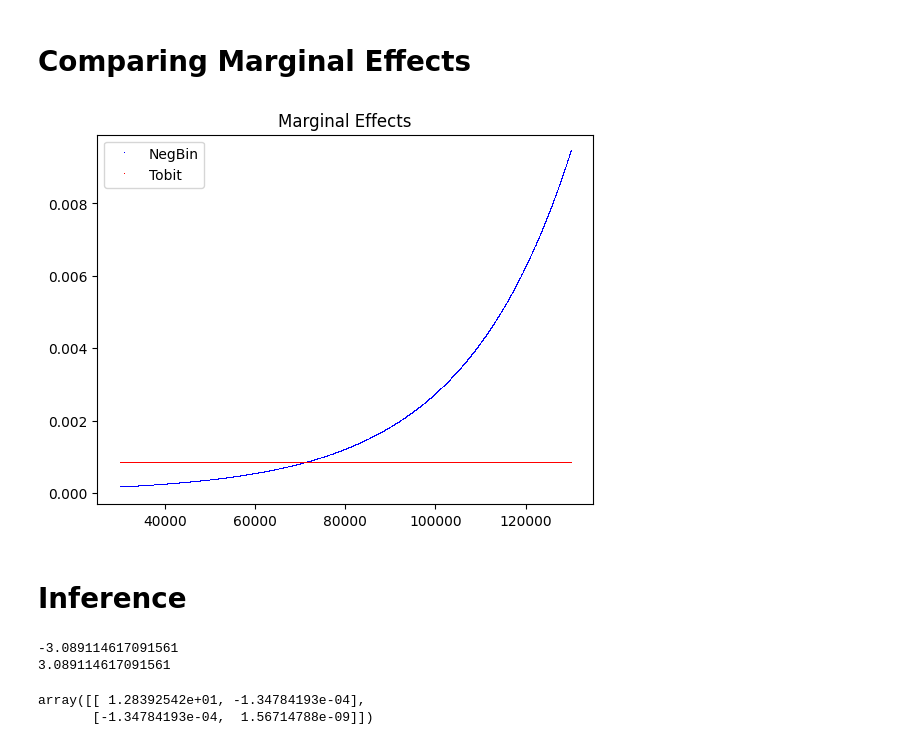
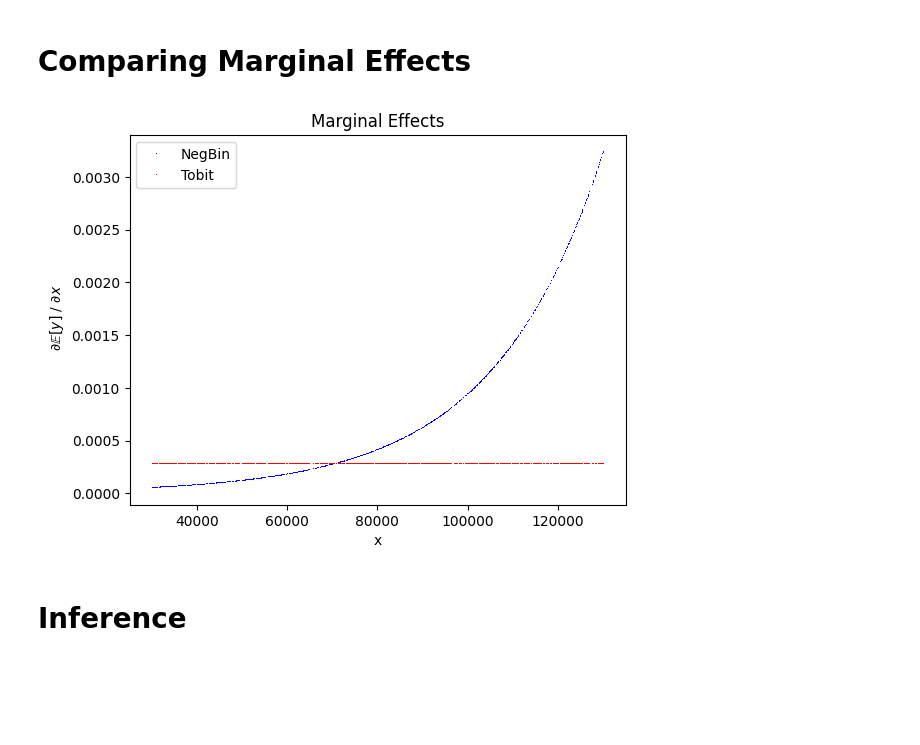
Before and after one commit to mraystaf/Econ588Project, a Jupyter notebook: NegativeBinomial_Likelihood.ipynb, the cells around one changed output. Drawn from its saved outputs; the diff is of its cells as text; code cells hidden in the pictures; blank space fills up the shorter version.

```diff
--- a/NegativeBinomial_Likelihood.ipynb
+++ b/NegativeBinomial_Likelihood.ipynb
@@ -34,7 +38,10 @@ True beta value: [[ 0.e+00 -4.e-05]]
 x = data["Desired Starting Salary ($)"]
 y = data["Rejected Job Applications"]
 T = y.copy()
-T[data['Censored'] == 0] = y + 1 # If there is no censoring, all that matters is T > y
+T[data['Censored'] == 0] = y + 1 #  If there is no censoring, all that matters is T > y
+x = x.to_numpy()
+y = y.to_numpy()
+T = T.to_numpy()
 # %% [markdown]
 # Maximum Likelihood Estimation
 # %%
@@ -58,9 +70,9 @@ def nbinom_likelihood(b, x, y, T):
 # %%
 warnings.simplefilter('ignore')
 bounds = ((-1, 1),(-1, 1))
-# This minimizer works a lot better, but it's really sensitive to initial conditions. Also, b0 can be a bit off
+# This minimizer works a lot better, but it's really sensitive to initial conditions.
 
-sol = opt.differential_evolution(nbinom_likelihood, x0=np.array([0, -0.005]), bounds=bounds, args=(x, y, T)) # maxiter=int(1e12)
+sol = opt.differential_evolution(nbinom_likelihood, x0=np.array([0, -0.005]), bounds=bounds) # maxiter=int(1e12)
 print(sol)
 beta_negbin = sol.x
 beta_negbin
@@ -99,13 +105,17 @@ plt.show()
 # %% [markdown]
 ## Marginal Effects: Tobit Model
 # %%
-def tobit_likelihood(b, x, y, T):
+def tobit_likelihood(b):
     """x, y, T are numpy arrays or pandas series of length n"""
 
     xb = b[1] + b[2]*x
 
     censored_point = (y == T).astype(int)
-    Q = ((1-censored_point) * (np.log((1/b[0]) * norm.pdf((y - xb) / b[0])))).fillna(0) +  (censored_point * np.log(1 - norm.cdf((y - xb) / b[0]))).fillna(0) # nan's are filled with zeros, because it likely means that point isn't censored.
+    first_part = (1-censored_point) * (np.log((1/b[0]) * norm.pdf((y - xb) / b[0])))
+    second_part = censored_point * np.log(1 - norm.cdf((y - xb) / b[0]))
+
+    Q = anp.where(anp.isnan(first_part), 0, first_part) +  anp.where(anp.isnan(second_part), 0, second_part)
+    # nan's are filled with zeros, because it likely means that point isn't censored.
 
     out = -1*np.mean(Q)
     if np.isinf(out):
@@ -118,18 +124,15 @@ tobit_likelihood(b=np.array([100, 0.5, 1e-5]), x=x, y=y, T=T)
 # %%
 warnings.simplefilter('ignore')
-bounds = ((0, 500),(-1, 1), (-1,1)) # TODO: What should these bounds even be?
-# This minimizer works a lot better, but it's really sensitive to initial conditions. Also, b0 can be a bit off
+bounds = ((0, 500),(-1, 1), (-1,1))
 
 # b0 is std_dev, b1 is beta0, b2 is beta1
 
-sol = opt.differential_evolution(tobit_likelihood, x0=np.array([100, 0.5, 0.5]), bounds=bounds, args=(x, y, T), maxiter=int(1e12))
+sol = opt.differential_evolution(tobit_likelihood, x0=np.array([100, 0.5, 0.5]), bounds=bounds)
 print(sol)
 beta_tobit = sol.x
-beta_tobit
-# In this case the marginal effect is just b[2]?
+# In this case the marginal effect is just b[2]
 
-me_tobit = pd.DataFrame(np.ones_like(x)) * beta_tobit[2]
-me_tobit
+me_tobit = np.ones_like(x) * beta_tobit[2]
 # %% [output]
              message: Optimization terminated successfully.
              success: True
@@ -162,57 +151,12 @@ me_tobit
 # %%
 plt.title("Marginal Effects")
 plt.plot(x, me_negbin, 'b,', label="NegBin")
 plt.plot(x, me_tobit, 'r,', label="Tobit")
+plt.xlabel("x")
+plt.ylabel(" $\partial \mathbb{E}[y]$ / $\partial x$")
 plt.legend()
 plt.show()
 # %% [output]
-[figure, old version]
+[figure, new version]
 # %% [markdown]
 # Inference
-# %%
-# Estimate the Hessian
-# The Hessian is the second derivative of Q
-from autograd import hessian
-import numpy as np
-import autograd.numpy as anp
-
-x_ = anp.array(x)
-y_ = anp.array(y)
-T_ = anp.array(T)
-
-def nbinom_likelihood1(b):
-    """x, y, T are numpy arrays or pandas series of length n"""
-
-    def summation(p, T):
-        return anp.sum([((1-p)**a) * (p) for a in range(T)])
-
-    xb = b[0] + b[1]*x_
-    p = (anp.exp(xb) / (anp.exp(xb) + 1)) # The fillna truncates overflow errors when xb is large
-    p = anp.where(anp.isnan(p), 1, p)
-
-    sum = anp.array([summation(pi, Ti) for pi, Ti in zip(p, T_)])
-    censored_point = (y_ == T_).astype(int)
-    # print(censored_point)
-    first_part = ((1-censored_point) * (anp.log(p) + y_ * anp.log(1-p)))
-    second_part = censored_point * anp.log(1 - sum)
-    Q = anp.where(anp.isnan(first_part), 0, first_part) +  anp.where(anp.isnan(second_part), 0, second_part) # nan's are filled with zeros, because it likely means that point isn't censored.
-
-    out = anp.mean(Q)
-    if anp.isinf(out):
-        out = 1e10
-    return out
-
-hessy = hessian(nbinom_likelihood1)
-H = hessy(anp.array([0, -4e-5])) # TODO: Replace this array with the nbinom estimate
-print(nbinom_likelihood1(np.array([0, -4e-5])))
-print(nbinom_likelihood(np.array([0, -4e-5]), x, y, T))
-# %% [output]
--3.089114617091561
-3.089114617091561
-# %%
-import scipy.linalg as la
-V = -1*la.inv(H) # TODO: This is definitely wrong... maybe I've got one too many negatives with the argmin reversal. I think that's what it is
-V
-# %% [output]
-array([[ 1.28392542e+01, -1.34784193e-04],
-       [-1.34784193e-04,  1.56714788e-09]])
```
Also changed, not shown: parts of 10 cells of this notebook.
